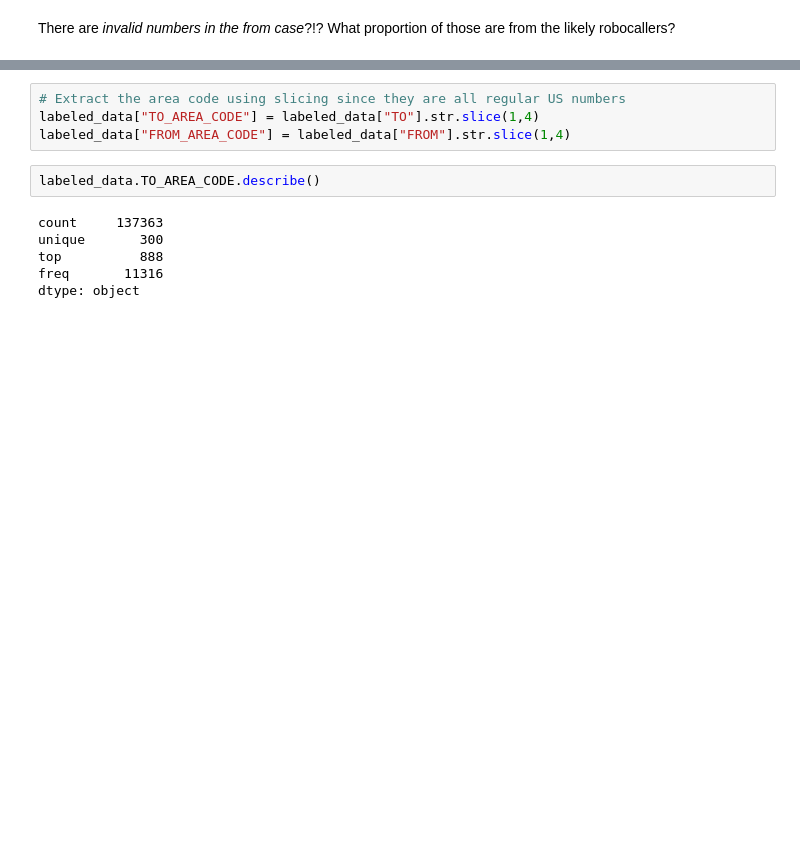
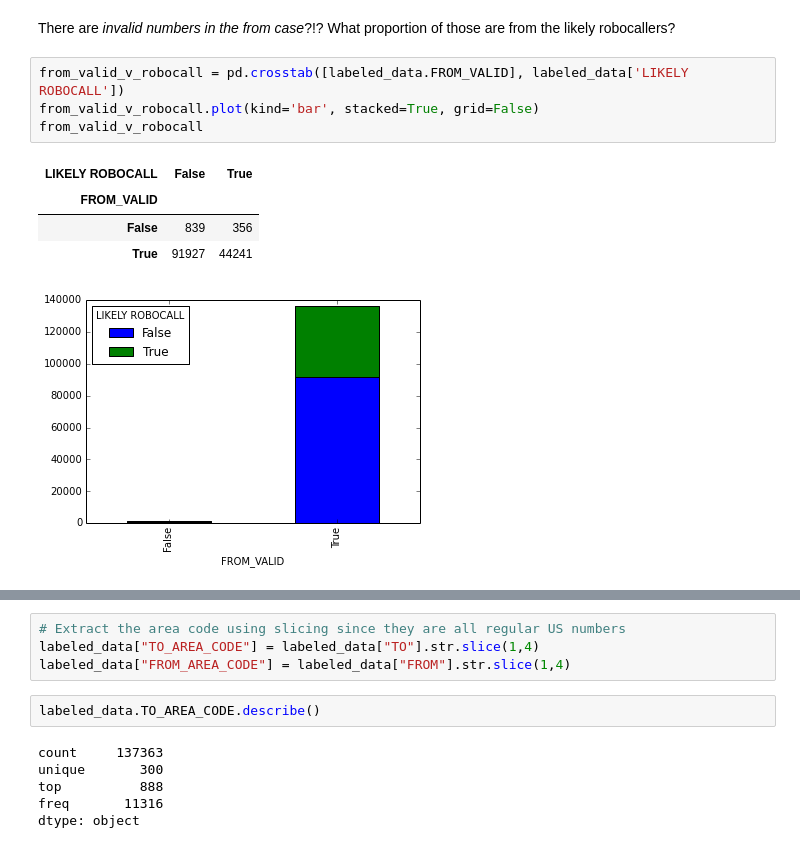
Before and after one commit to rgbkrk/rachel, a Jupyter notebook: Rachel the Robo Caller.ipynb, the cells around one changed output, grey strips where cells are left out. Drawn from its saved outputs; the diff is of its cells as text; blank space fills up the shorter version.

```diff
--- a/Rachel the Robo Caller.ipynb
+++ b/Rachel the Robo Caller.ipynb
@@ -141,2 +145,12 @@ labeled_data.FROM_VALID.unique()
 # %% [markdown]
 There are *invalid numbers in the from case*?!? What proportion of those are from the likely robocallers?
+# %%
+from_valid_v_robocall = pd.crosstab([labeled_data.FROM_VALID], labeled_data['LIKELY ROBOCALL'])
+from_valid_v_robocall.plot(kind='bar', stacked=True, grid=False)
+from_valid_v_robocall
+# %% [output]
+| LIKELY ROBOCALL | False | True |
+| FROM_VALID |  |  |
+| False | 839 | 356 |
+| True | 91927 | 44241 |
+[figure, added]
```
Also changed, not shown: parts of 4 cells of this notebook.
